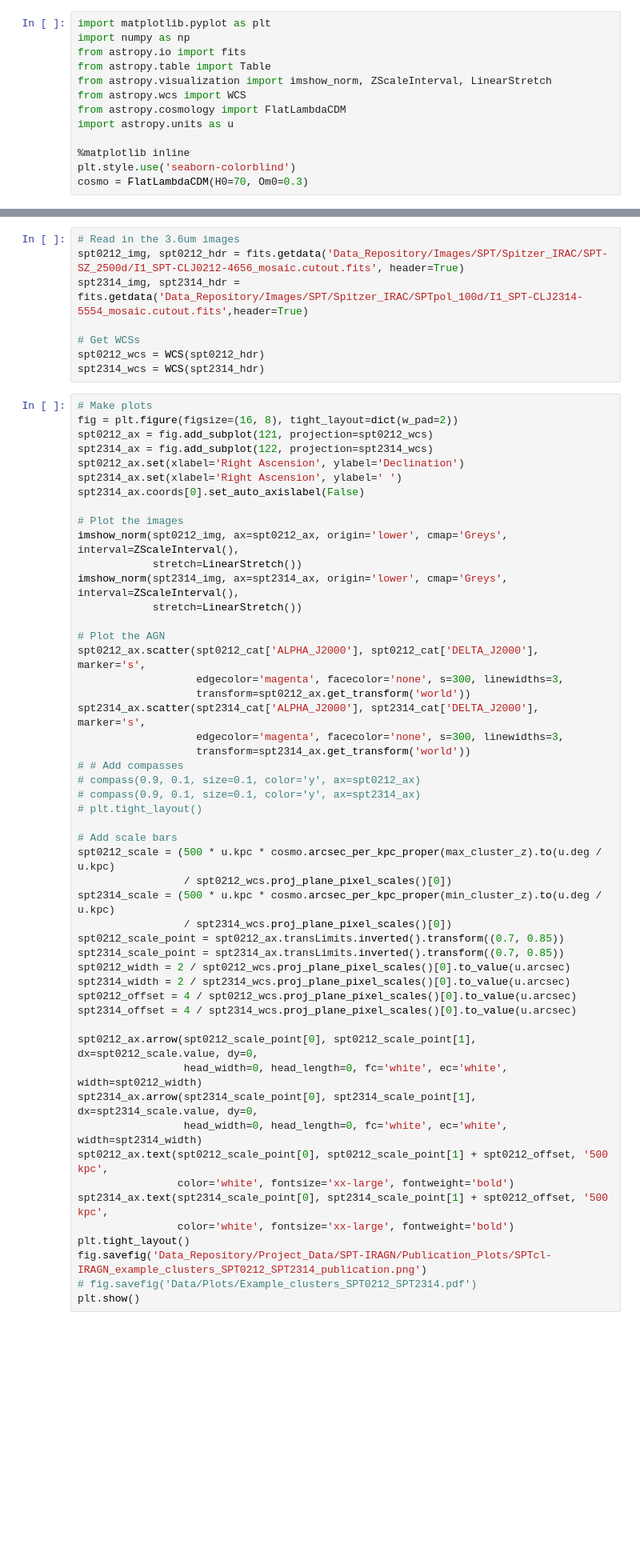
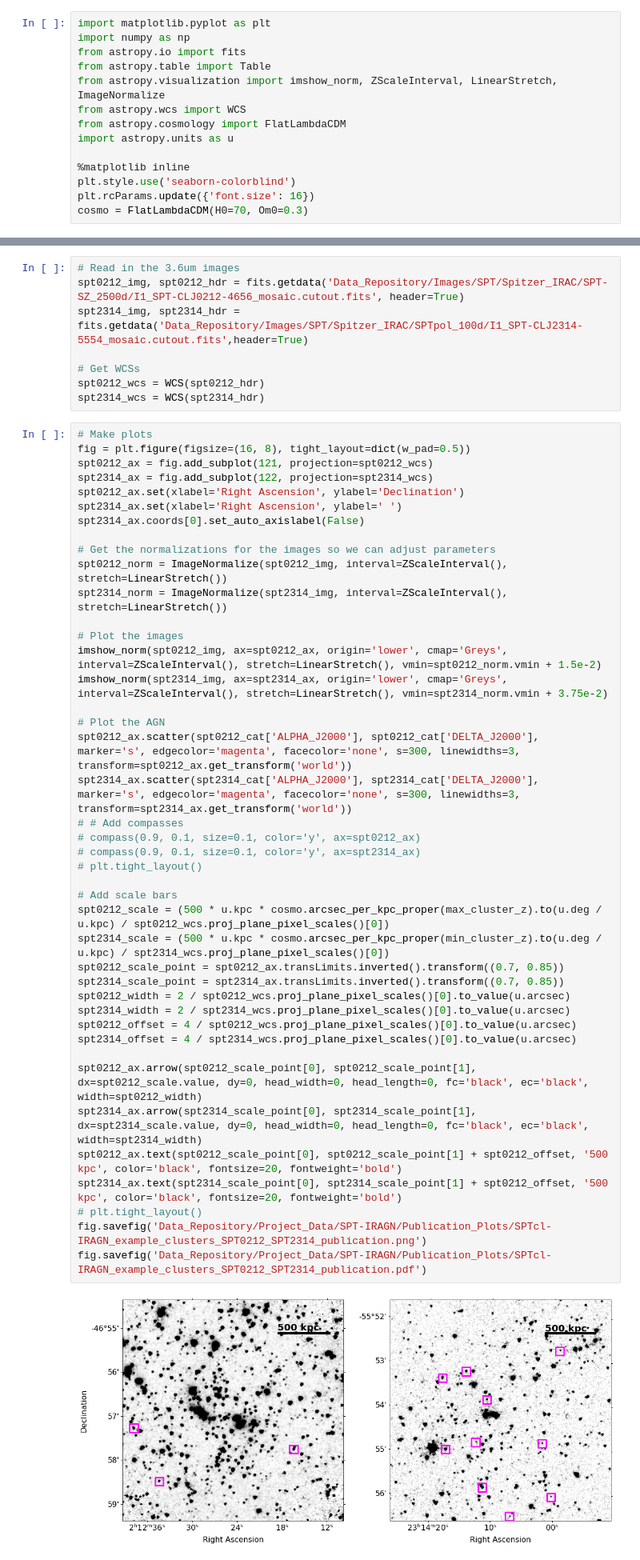
Before and after one commit to floydie7/SPT_AGN, a Jupyter notebook: SPTcl-IRAGN_example_cluster_images.ipynb, the cells around one changed output, grey strips where cells are left out. Shown at 80% size. Drawn from its saved outputs; the diff is of its cells as text; blank space fills up the shorter version.

```diff
--- a/SPTcl-IRAGN_example_cluster_images.ipynb
+++ b/SPTcl-IRAGN_example_cluster_images.ipynb
@@ -8,13 +8,14 @@ import matplotlib.pyplot as plt
 import numpy as np
 from astropy.io import fits
 from astropy.table import Table
-from astropy.visualization import imshow_norm, ZScaleInterval, LinearStretch
+from astropy.visualization import imshow_norm, ZScaleInterval, LinearStretch, ImageNormalize
 from astropy.wcs import WCS
 from astropy.cosmology import FlatLambdaCDM
 import astropy.units as u
 
 %matplotlib inline
 plt.style.use('seaborn-colorblind')
+plt.rcParams.update({'font.size': 16})
 cosmo = FlatLambdaCDM(H0=70, Om0=0.3)
 # %%
 # Read in the catalog
@@ -54,52 +60,45 @@ spt0212_wcs = WCS(spt0212_hdr)
 spt2314_wcs = WCS(spt2314_hdr)
 # %%
 # Make plots
-fig = plt.figure(figsize=(16, 8), tight_layout=dict(w_pad=2))
+fig = plt.figure(figsize=(16, 8), tight_layout=dict(w_pad=0.5))
 spt0212_ax = fig.add_subplot(121, projection=spt0212_wcs)
 spt2314_ax = fig.add_subplot(122, projection=spt2314_wcs)
 spt0212_ax.set(xlabel='Right Ascension', ylabel='Declination')
 spt2314_ax.set(xlabel='Right Ascension', ylabel=' ')
 spt2314_ax.coords[0].set_auto_axislabel(False)
 
+# Get the normalizations for the images so we can adjust parameters
+spt0212_norm = ImageNormalize(spt0212_img, interval=ZScaleInterval(), stretch=LinearStretch())
+spt2314_norm = ImageNormalize(spt2314_img, interval=ZScaleInterval(), stretch=LinearStretch())
+
 # Plot the images
-imshow_norm(spt0212_img, ax=spt0212_ax, origin='lower', cmap='Greys', interval=ZScaleInterval(),
-            stretch=LinearStretch())
-imshow_norm(spt2314_img, ax=spt2314_ax, origin='lower', cmap='Greys', interval=ZScaleInterval(),
-            stretch=LinearStretch())
+imshow_norm(spt0212_img, ax=spt0212_ax, origin='lower', cmap='Greys', interval=ZScaleInterval(), stretch=LinearStretch(), vmin=spt0212_norm.vmin + 1.5e-2)
+imshow_norm(spt2314_img, ax=spt2314_ax, origin='lower', cmap='Greys', interval=ZScaleInterval(), stretch=LinearStretch(), vmin=spt2314_norm.vmin + 3.75e-2)
 
 # Plot the AGN
-spt0212_ax.scatter(spt0212_cat['ALPHA_J2000'], spt0212_cat['DELTA_J2000'], marker='s',
-                   edgecolor='magenta', facecolor='none', s=300, linewidths=3,
-                   transform=spt0212_ax.get_transform('world'))
-spt2314_ax.scatter(spt2314_cat['ALPHA_J2000'], spt2314_cat['DELTA_J2000'], marker='s',
-                   edgecolor='magenta', facecolor='none', s=300, linewidths=3,
-                   transform=spt2314_ax.get_transform('world'))
+spt0212_ax.scatter(spt0212_cat['ALPHA_J2000'], spt0212_cat['DELTA_J2000'], marker='s', edgecolor='magenta', facecolor='none', s=300, linewidths=3, transform=spt0212_ax.get_transform('world'))
+spt2314_ax.scatter(spt2314_cat['ALPHA_J2000'], spt2314_cat['DELTA_J2000'], marker='s', edgecolor='magenta', facecolor='none', s=300, linewidths=3, transform=spt2314_ax.get_transform('world'))
 # # Add compasses
 # compass(0.9, 0.1, size=0.1, color='y', ax=spt0212_ax)
 # compass(0.9, 0.1, size=0.1, color='y', ax=spt2314_ax)
 # plt.tight_layout()
 
 # Add scale bars
-spt0212_scale = (500 * u.kpc * cosmo.arcsec_per_kpc_proper(max_cluster_z).to(u.deg / u.kpc)
-                 / spt0212_wcs.proj_plane_pixel_scales()[0])
-spt2314_scale = (500 * u.kpc * cosmo.arcsec_per_kpc_proper(min_cluster_z).to(u.deg / u.kpc)
-                 / spt2314_wcs.proj_plane_pixel_scales()[0])
+spt0212_scale = (500 * u.kpc * cosmo.arcsec_per_kpc_proper(max_cluster_z).to(u.deg / u.kpc) / spt0212_wcs.proj_plane_pixel_scales()[0])
+spt2314_scale = (500 * u.kpc * cosmo.arcsec_per_kpc_proper(min_cluster_z).to(u.deg / u.kpc) / spt2314_wcs.proj_plane_pixel_scales()[0])
 spt0212_scale_point = spt0212_ax.transLimits.inverted().transform((0.7, 0.85))
 spt2314_scale_point = spt2314_ax.transLimits.inverted().transform((0.7, 0.85))
 spt0212_width = 2 / spt0212_wcs.proj_plane_pixel_scales()[0].to_value(u.arcsec)
 spt2314_width = 2 / spt2314_wcs.proj_plane_pixel_scales()[0].to_value(u.arcsec)
 spt0212_offset = 4 / spt0212_wcs.proj_plane_pixel_scales()[0].to_value(u.arcsec)
 spt2314_offset = 4 / spt2314_wcs.proj_plane_pixel_scales()[0].to_value(u.arcsec)
 
-spt0212_ax.arrow(spt0212_scale_point[0], spt0212_scale_point[1], dx=spt0212_scale.value, dy=0,
-                 head_width=0, head_length=0, fc='white', ec='white', width=spt0212_width)
-spt2314_ax.arrow(spt2314_scale_point[0], spt2314_scale_point[1], dx=spt2314_scale.value, dy=0,
-                 head_width=0, head_length=0, fc='white', ec='white', width=spt2314_width)
-spt0212_ax.text(spt0212_scale_point[0], spt0212_scale_point[1] + spt0212_offset, '500 kpc',
-                color='white', fontsize='xx-large', fontweight='bold')
-spt2314_ax.text(spt2314_scale_point[0], spt2314_scale_point[1] + spt0212_offset, '500 kpc',
-                color='white', fontsize='xx-large', fontweight='bold')
-plt.tight_layout()
+spt0212_ax.arrow(spt0212_scale_point[0], spt0212_scale_point[1], dx=spt0212_scale.value, dy=0, head_width=0, head_length=0, fc='black', ec='black', width=spt0212_width)
+spt2314_ax.arrow(spt2314_scale_point[0], spt2314_scale_point[1], dx=spt2314_scale.value, dy=0, head_width=0, head_length=0, fc='black', ec='black', width=spt2314_width)
+spt0212_ax.text(spt0212_scale_point[0], spt0212_scale_point[1] + spt0212_offset, '500 kpc', color='black', fontsize=20, fontweight='bold')
+spt2314_ax.text(spt2314_scale_point[0], spt2314_scale_point[1] + spt0212_offset, '500 kpc', color='black', fontsize=20, fontweight='bold')
+# plt.tight_layout()
 fig.savefig('Data_Repository/Project_Data/SPT-IRAGN/Publication_Plots/SPTcl-IRAGN_example_clusters_SPT0212_SPT2314_publication.png')
-# fig.savefig('Data/Plots/Example_clusters_SPT0212_SPT2314.pdf')
-plt.show()
+fig.savefig('Data_Repository/Project_Data/SPT-IRAGN/Publication_Plots/SPTcl-IRAGN_example_clusters_SPT0212_SPT2314_publication.pdf')
+# %% [output]
+[figure, added]
```
Also changed, not shown: parts of 1 cell of this notebook, 5 other files.
